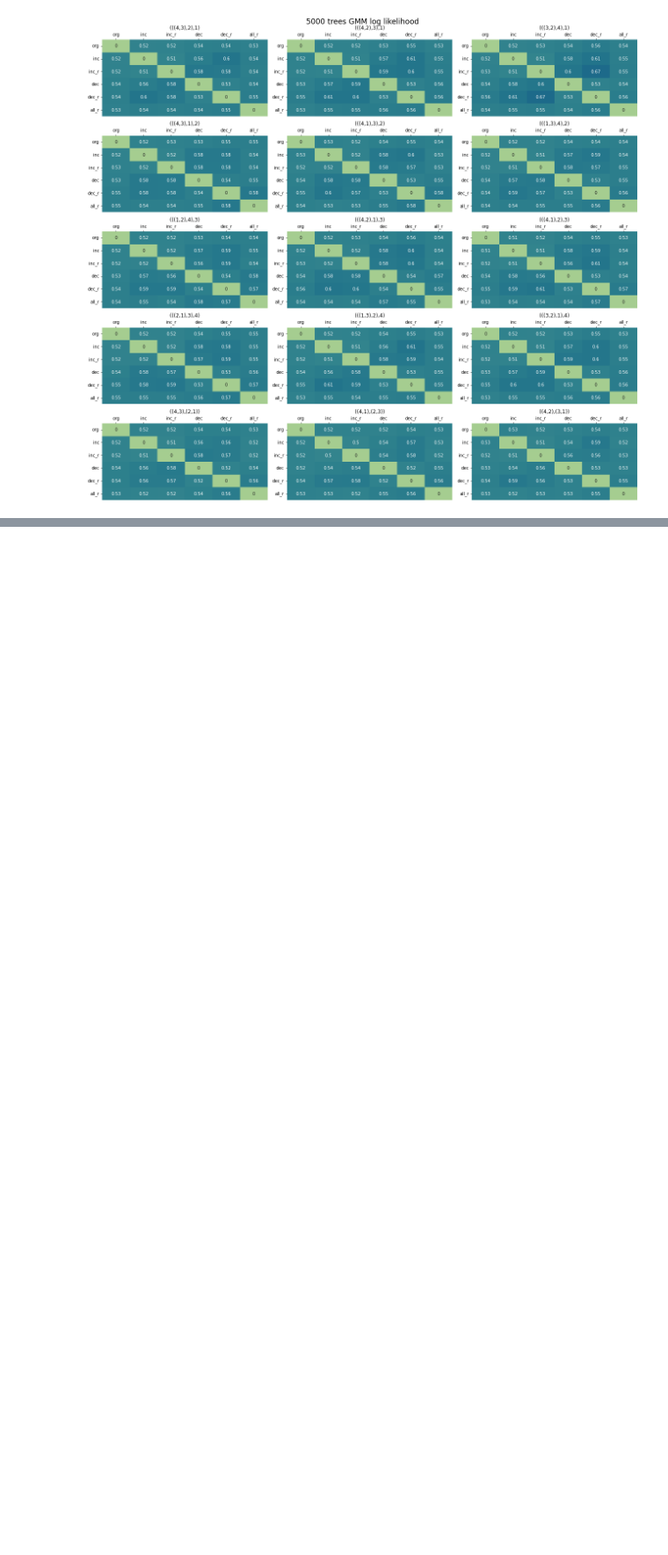
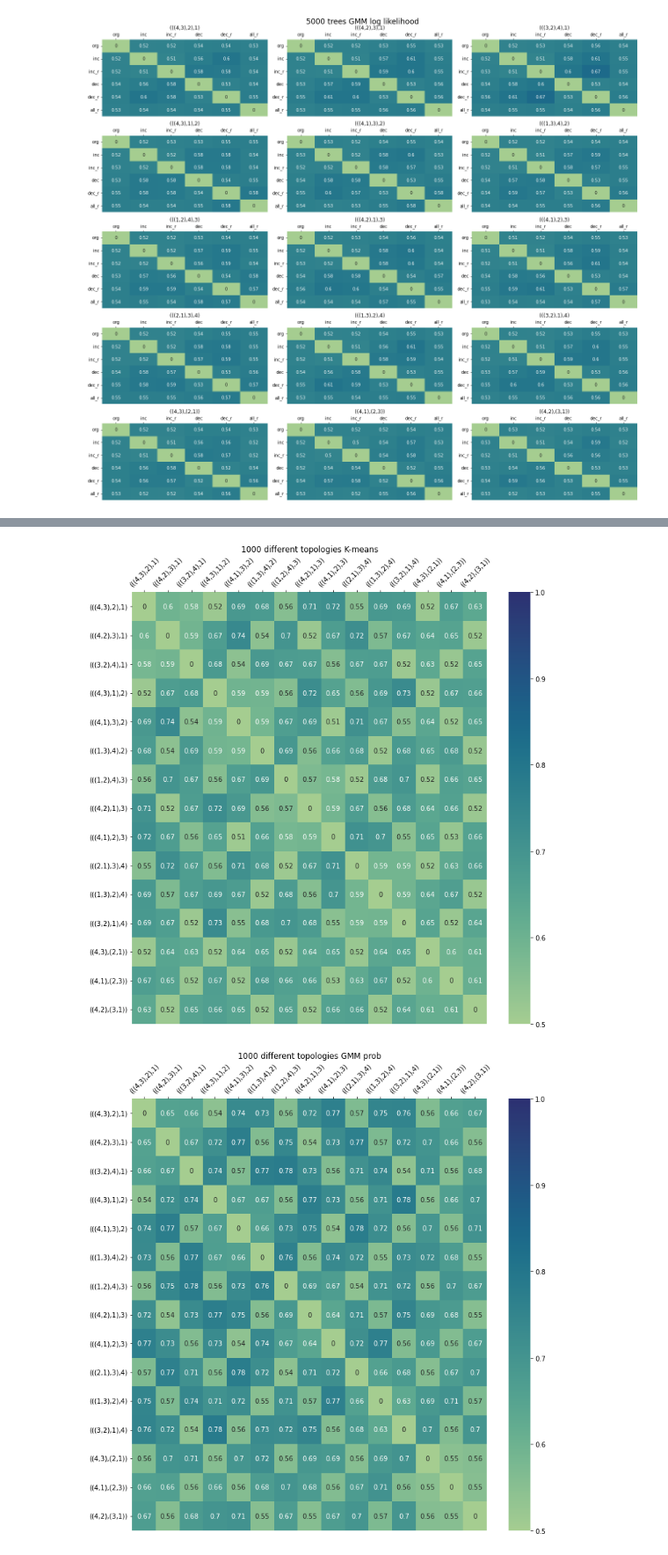
Before and after one commit to solislemuslab/PhyloClustering.jl, a Jupyter notebook: plot-heatmap.ipynb, the cells around one changed output, grey strips where cells are left out. Shown at 88% size. Cells and saved outputs as stored; diff of their text form; code cells hidden in the pictures; blank space fills up the shorter version.

```diff
--- a/plot-heatmap.ipynb
+++ b/plot-heatmap.ipynb
@@ -406,19 +445,0 @@ plot.tick_params(axis='y', rotation=0)
-# %%
-good_kmeans = []
-good_GMM = []
-good_both = []
-bad_both = []
-for comb in all_comb:
-    i = comb[0]
-    j = comb[1]
-    pair = (i+1,j+1)
-    if result_GMM[i,j] > 0.83 and result_kmeans[i,j]>0.83:
-        good_both.append(pair)
-        good_kmeans.append(pair)
-        good_GMM.append(pair)
-    elif result_kmeans[i,j] > 0.83:
-        good_kmeans.append(pair)
-    elif result_GMM[i,j] > 0.83:
-        good_GMM.append(pair)
-    else:
-        bad_both.append(pair)
@@ -450,0 +446,60 @@ plot.tick_params(axis='y', rotation=0)
+# %%
+df = pd.read_csv("./data/kmeans_4_diff_topo_1000_1.csv")
+accuracy = df.values
+for i in range(99):
+    path = "./data/kmeans_4taxa_1000_" + str(i + 2) + ".csv"
+    df = pd.read_csv(path)
+    accuracy += df.values
+
+accuracy /= 100
+diff_kmeans_1000 = pd.DataFrame(accuracy)
+diff_kmeans_1000.columns = trees
+diff_kmeans_1000.index = trees
+
+plt.figure(figsize=(12,12))
+plt.title('1000 different topologies K-means')
+plot = sns.heatmap(diff_kmeans_1000, annot=True, cmap="crest",vmin = 0.5, vmax = 1);
+plot.xaxis.tick_top()
+plot.tick_params(axis='x', rotation=45)
+plot.tick_params(axis='y', rotation=0)
+
+df = pd.read_csv("./data/GMM_prob_4_topo_1000_1.csv")
+accuracy = df.values
+for i in range(99):
+    path = "./data/GMM_prob_4_topo_1000_" + str(i + 2) + ".csv"
+    df = pd.read_csv(path)
+    accuracy += df.values
+
+accuracy /= 100
+diff_prob_1000 = pd.DataFrame(accuracy)
+diff_prob_1000.columns = trees
+diff_prob_1000.index = trees
+
+plt.figure(figsize=(12,12))
+plt.title('1000 different topologies GMM prob')
+plot = sns.heatmap(diff_prob_1000, annot=True, cmap="crest",vmin = 0.5, vmax = 1);
+plot.xaxis.tick_top()
+plot.tick_params(axis='x', rotation=45)
+plot.tick_params(axis='y', rotation=0)
+
+df = pd.read_csv("./data/GMM_llpg_4_topo_1000_1.csv")
+accuracy = df.values
+for i in range(99):
+    path = "./data/GMM_llpg_4_topo_1000_" + str(i + 2) + ".csv"
+    df = pd.read_csv(path)
+    accuracy += df.values
+
+accuracy /= 100
+diff_llpg_1000 = pd.DataFrame(accuracy)
+diff_llpg_1000.columns = trees
+diff_llpg_1000.index = trees
+
+plt.figure(figsize=(12,12))
+plt.title('1000 different topologies GMM llpg')
+plot = sns.heatmap(diff_llpg_1000, annot=True, cmap="crest",vmin = 0.5, vmax = 1);
+plot.xaxis.tick_top()
+plot.tick_params(axis='x', rotation=45)
+plot.tick_params(axis='y', rotation=0)
+# %% [output]
+[figure, added]
+[figure, added]
```
Also changed, not shown: parts of 14 cells of this notebook, 3 other files.
